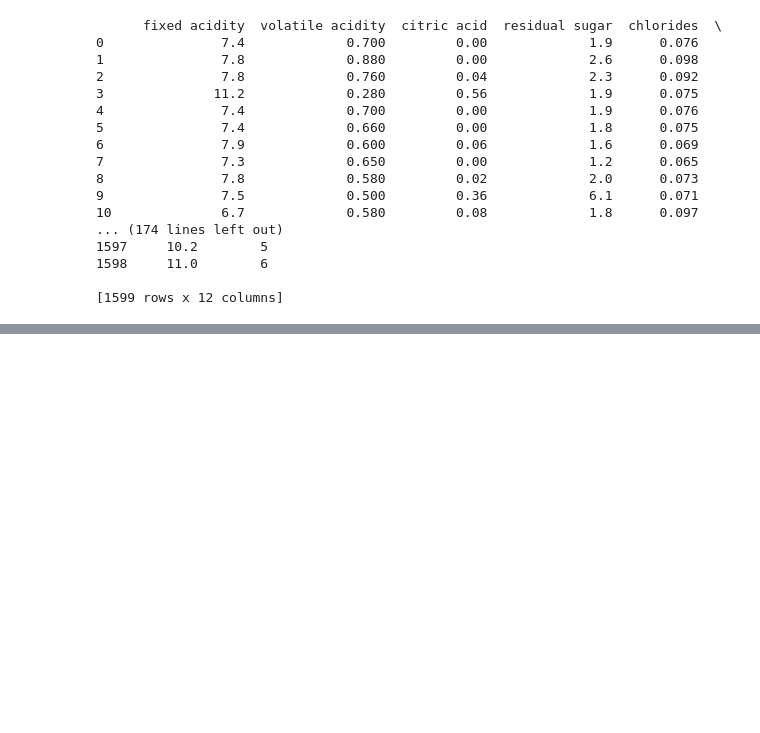
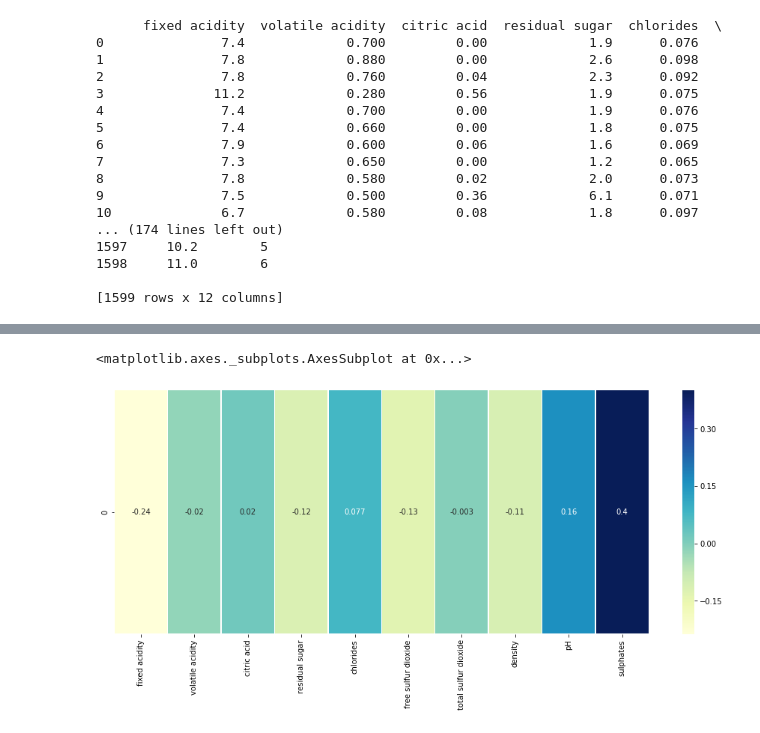
Before and after one commit to Yooru6/Machine-Learning-Group-Assignments, a Jupyter notebook: Methods/Methods_4_LinearRegression/T4_LinearRegression.ipynb, the cells around one changed output, grey strips where cells are left out. Cells and saved outputs as stored; diff of their text form; code cells hidden in the pictures; blank space fills up the shorter version.

```diff
--- a/Methods/Methods_4_LinearRegression/T4_LinearRegression.ipynb
+++ b/Methods/Methods_4_LinearRegression/T4_LinearRegression.ipynb
@@ -118,0 +103,16 @@ ValueError: not enough values to unpack (expected 2, got 1)
+# %%
+dfn = df.drop(["alcohol","quality"],axis = 1)
+names = dfn.columns.get_values()
+colors = ['r','b']
+
+coef2 = pd.DataFrame(coef.reshape(1,10))
+coef2.columns=names
+import seaborn as sns
+plt.figure(figsize=(16, 6))
+data = np.random.rand(1,10)
+sns.heatmap(coef2, annot=True,  linewidths=.5,cmap="YlGnBu")
+
+#ba = plt.bar(names, abs(coef))
+# %% [output]
+<matplotlib.axes._subplots.AxesSubplot at 0x...>
+[figure, added]
```
Also changed, not shown: parts of 4 cells of this notebook.
